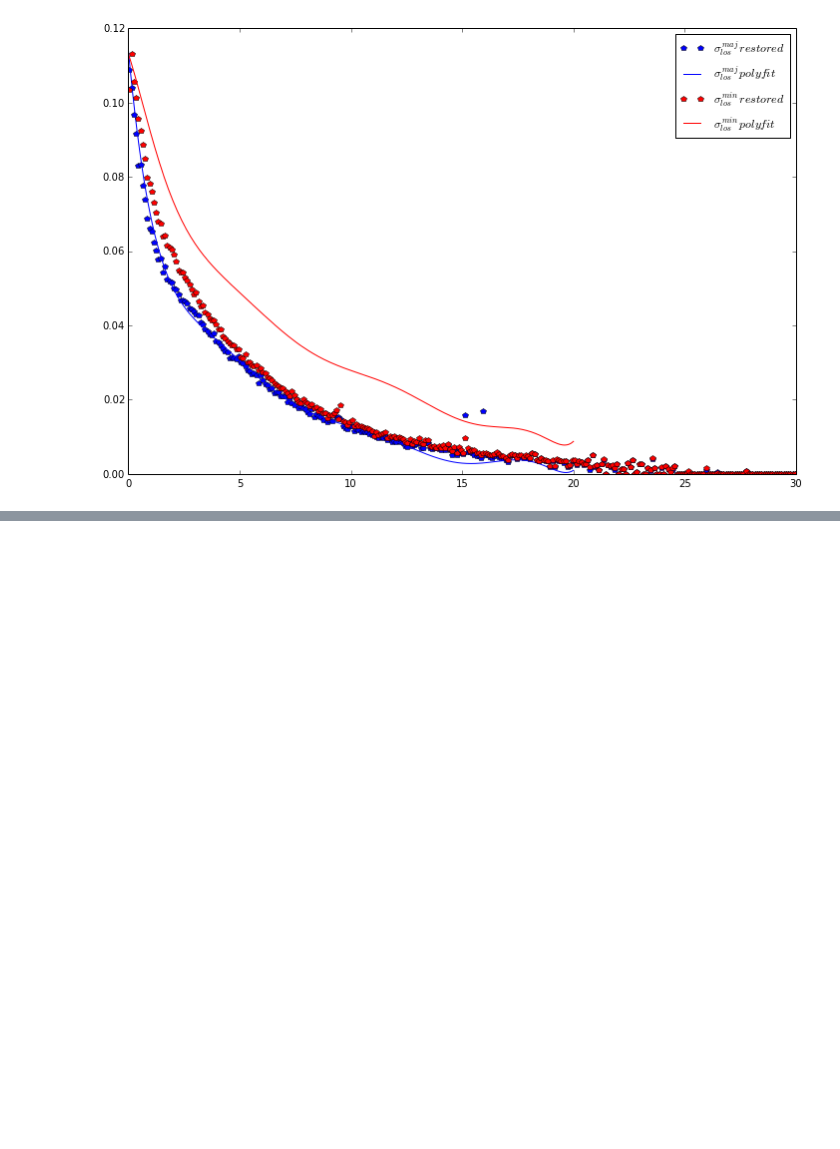
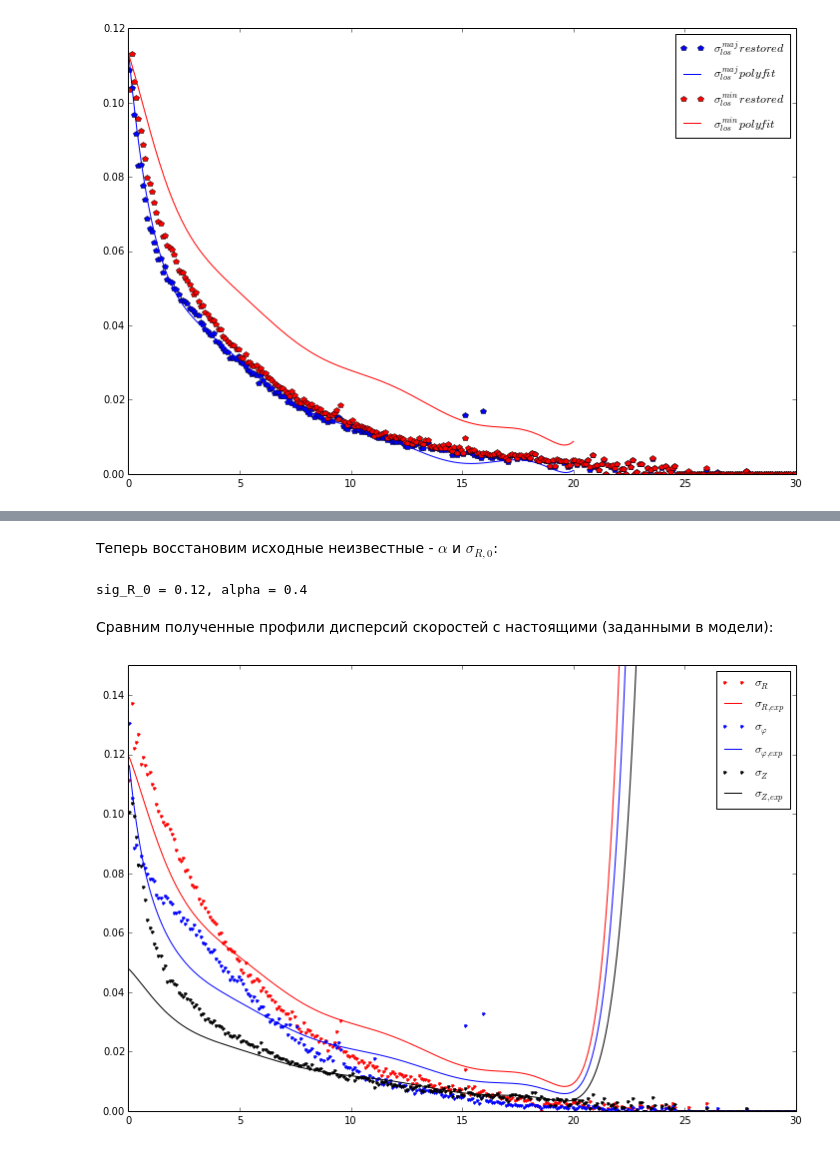
Before and after one commit to Amarchuk/2FInstability, a Jupyter notebook: notebooks/2FI Model galaxy.ipynb, the cells around one changed output, grey strips where cells are left out. Cells and saved outputs as stored; diff of their text form; code cells hidden in the pictures; blank space fills up the shorter version.

```diff
--- a/notebooks/2FI Model galaxy.ipynb
+++ b/notebooks/2FI Model galaxy.ipynb
@@ -151,7 +152,7 @@ plt.show()
 Теперь знаем значение отношения $\sigma_{\varphi}^{2}/\sigma_{R}^{2}$ в любой точке, заведем соответствующую функцию:
 # %%
 def sigPhi_to_sigR(R):
-    return f(R, Ro)
+    return sqrt(f(R, Ro))
 # %% [markdown]
 Теперь построим карту дисперсий скоростей:
 # %%
@@ -264,0 +340,35 @@ plt.show()
+# %% [markdown]
+Теперь восстановим исходные неизвестные - $\alpha$ и $\sigma_{R, 0}$:
+# %%
+# sig_R_0 = round( sqrt(A) / sin(30*pi/180), 3)
+# alpha = round( sqrt(B)/ (cos(30*pi/180) * sig_R_0), 3)
+
+sig_R_0 = 0.12
+alpha = 0.4
+
+print "sig_R_0 = %s, alpha = %s" % (sig_R_0, alpha)
+# %% [output]
+sig_R_0 = 0.12, alpha = 0.4
+# %% [markdown]
+Сравним полученные профили дисперсий скоростей с настоящими (заданными в модели):
+# %%
+def sigR_exp(R):
+    return sig_R_0*poly_sig_min(R)/sig_min_0
+
+def sigZ_exp(R):
+    return alpha * sigR_exp(R)
+
+def sigPhi_exp(R):
+    return sigPhi_to_sigR(R) * sigR_exp(R)
+
+plt.plot(sigR_real_radii, sigR_real, '.', color='red', label='$\sigma_{R}$')
+plt.plot(sigR_real_radii, [sigR_exp(R) for R in sigR_real_radii], '-', color='red', label='$\sigma_{R, exp}$')
+plt.plot(sigPhi_real_radii, sigPhi_real, '.', color='blue', label=r'$\sigma_{\varphi}$')
+plt.plot(sigPhi_real_radii, [sigPhi_exp(R) for R in sigPhi_real_radii], '-', color='blue', label=r'$\sigma_{\varphi, exp}$')
+plt.plot(sigZ_real_radii, sigZ_real, '.', color='black', label='$\sigma_{Z}$')
+plt.plot(sigZ_real_radii, [sigZ_exp(R) for R in sigZ_real_radii], '-', color='black', label='$\sigma_{Z, exp}$')
+plt.ylim(0, 0.15)
+plt.legend()
+plt.show()
+# %% [output]
+[figure, added]
```
Also changed, not shown: parts of 8 cells of this notebook.
